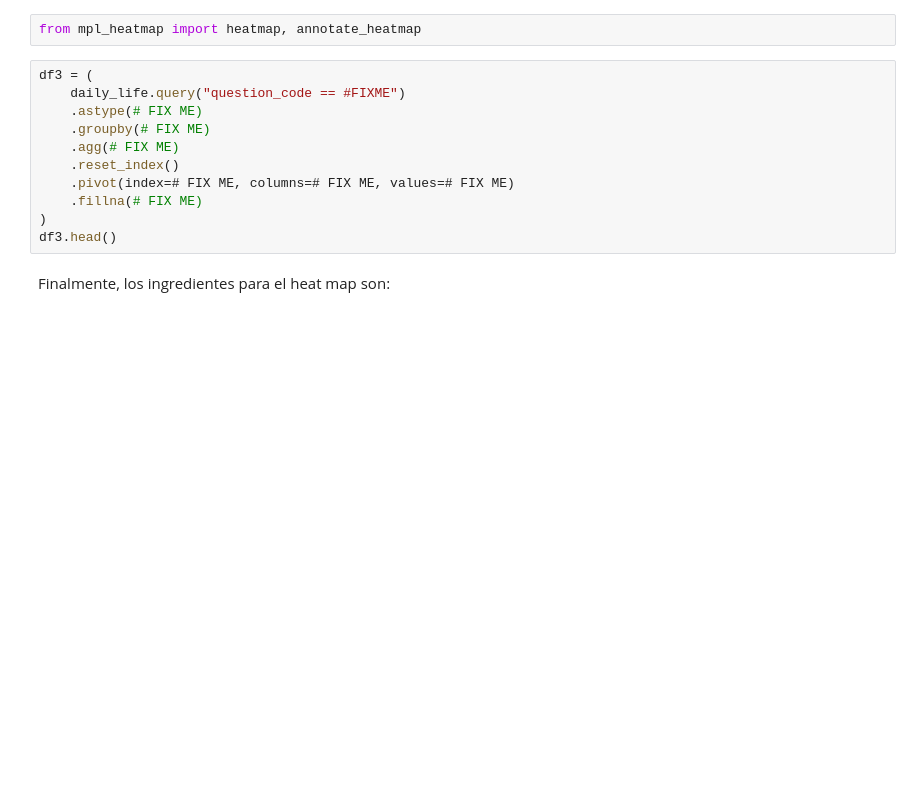
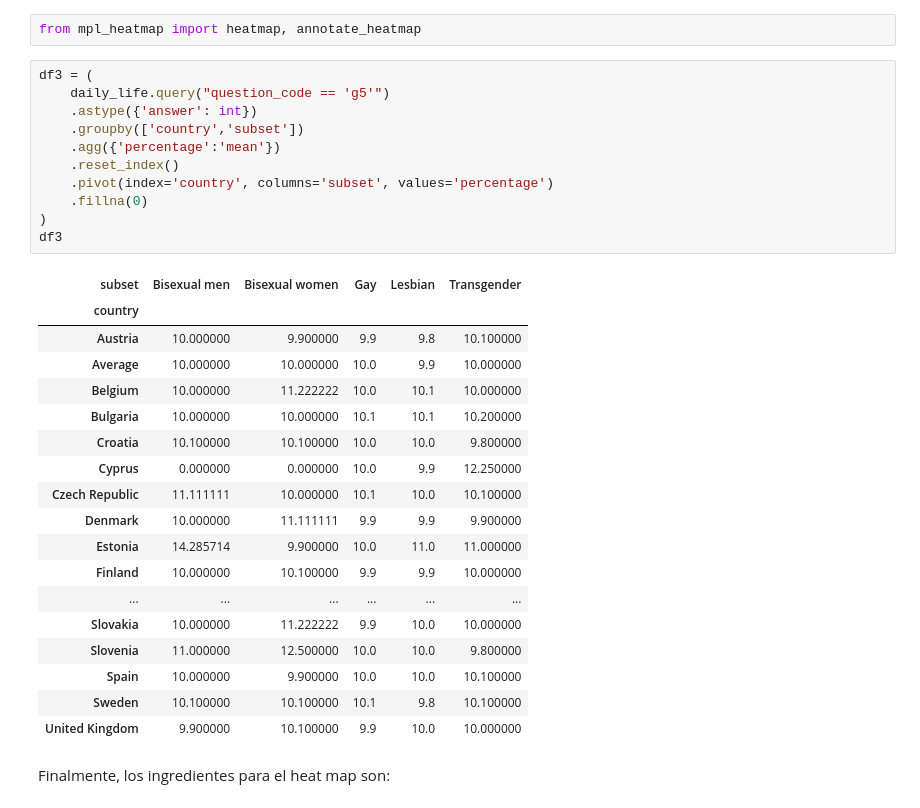
Before and after one commit to Crhlb/mat281_repositorio, a Jupyter notebook: m03_data_visualization/m03_c02_imperative_visualization/m03_c02_lab.ipynb, the cells around one changed output. Drawn from its saved outputs; the diff is of its cells as text; blank space fills up the shorter version.

```diff
--- a/m03_data_visualization/m03_c02_imperative_visualization/m03_c02_lab.ipynb
+++ b/m03_data_visualization/m03_c02_imperative_visualization/m03_c02_lab.ipynb
@@ -190,15 +294,34 @@ Crea un DataFrame llamado `df3` tal que:
 from mpl_heatmap import heatmap, annotate_heatmap
 # %%
 df3 = (
-    daily_life.query("question_code == #FIXME")
-    .astype(# FIX ME)
-    .groupby(# FIX ME)
-    .agg(# FIX ME)
+    daily_life.query("question_code == 'g5'")
+    .astype({'answer': int})
+    .groupby(['country','subset'])
+    .agg({'percentage':'mean'})
     .reset_index()
-    .pivot(index=# FIX ME, columns=# FIX ME, values=# FIX ME)
-    .fillna(# FIX ME)
+    .pivot(index='country', columns='subset', values='percentage')
+    .fillna(0)
 )
-df3.head()
+df3
+# %% [output]
+| subset | Bisexual men | Bisexual women | Gay | Lesbian | Transgender |
+| country |  |  |  |  |  |
+| Austria | 10.000000 | 9.900000 | 9.9 | 9.8 | 10.100000 |
+| Average | 10.000000 | 10.000000 | 10.0 | 9.9 | 10.000000 |
+| Belgium | 10.000000 | 11.222222 | 10.0 | 10.1 | 10.000000 |
+| Bulgaria | 10.000000 | 10.000000 | 10.1 | 10.1 | 10.200000 |
+| Croatia | 10.100000 | 10.100000 | 10.0 | 10.0 | 9.800000 |
+| Cyprus | 0.000000 | 0.000000 | 10.0 | 9.9 | 12.250000 |
+| Czech Republic | 11.111111 | 10.000000 | 10.1 | 10.0 | 10.100000 |
+| Denmark | 10.000000 | 11.111111 | 9.9 | 9.9 | 9.900000 |
+| Estonia | 14.285714 | 9.900000 | 10.0 | 11.0 | 11.000000 |
+| Finland | 10.000000 | 10.100000 | 9.9 | 9.9 | 10.000000 |
+| ... | ... | ... | ... | ... | ... |
+| Slovakia | 10.000000 | 11.222222 | 9.9 | 10.0 | 10.000000 |
+| Slovenia | 11.000000 | 12.500000 | 10.0 | 10.0 | 9.800000 |
+| Spain | 10.000000 | 9.900000 | 10.0 | 10.0 | 10.100000 |
+| Sweden | 10.100000 | 10.100000 | 10.1 | 9.8 | 10.100000 |
+| United Kingdom | 9.900000 | 10.100000 | 9.9 | 10.0 | 10.000000 |
 # %% [markdown]
 Finalmente, los ingredientes para el heat map son:
 # %%
```
Also changed, not shown: parts of 18 cells of this notebook, 2 other files.
